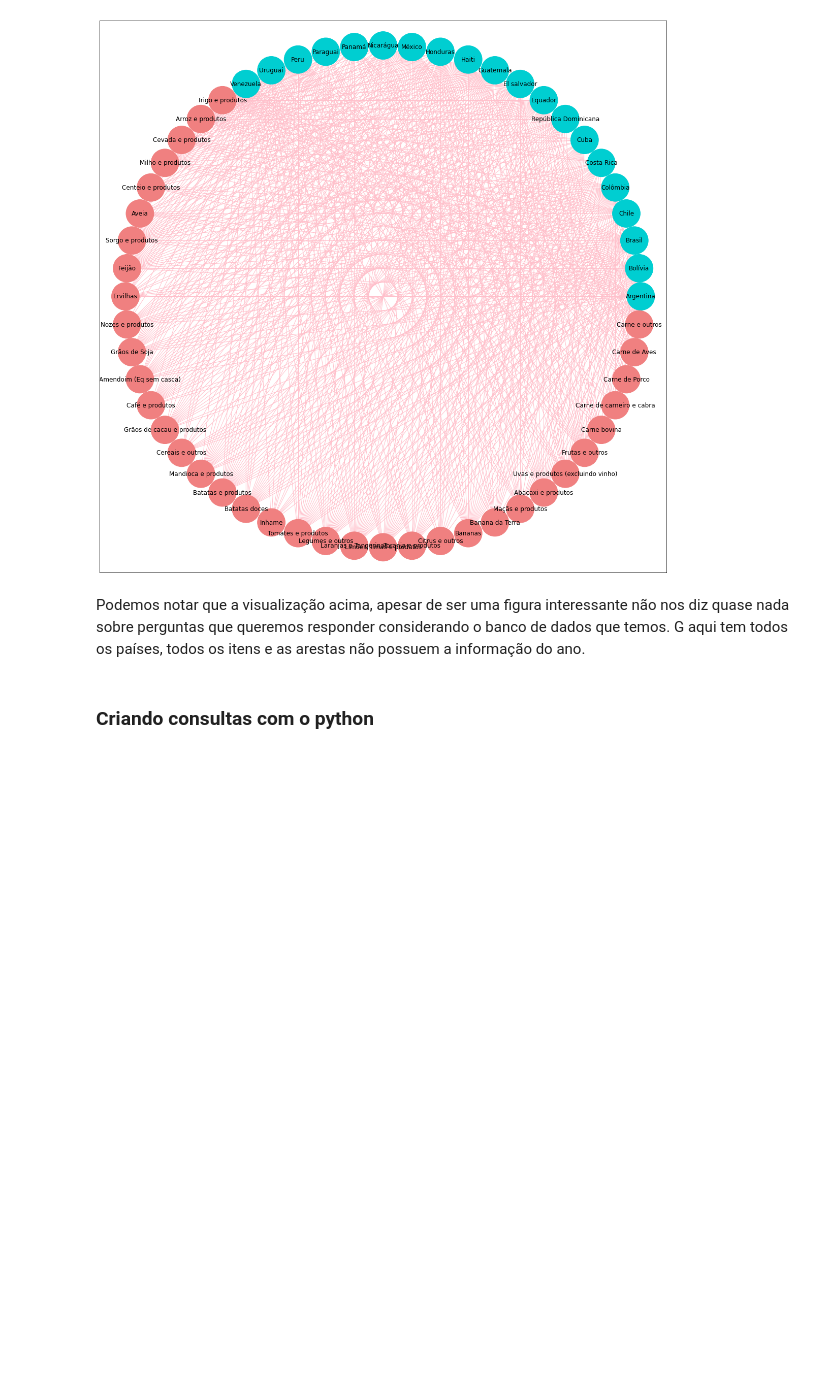
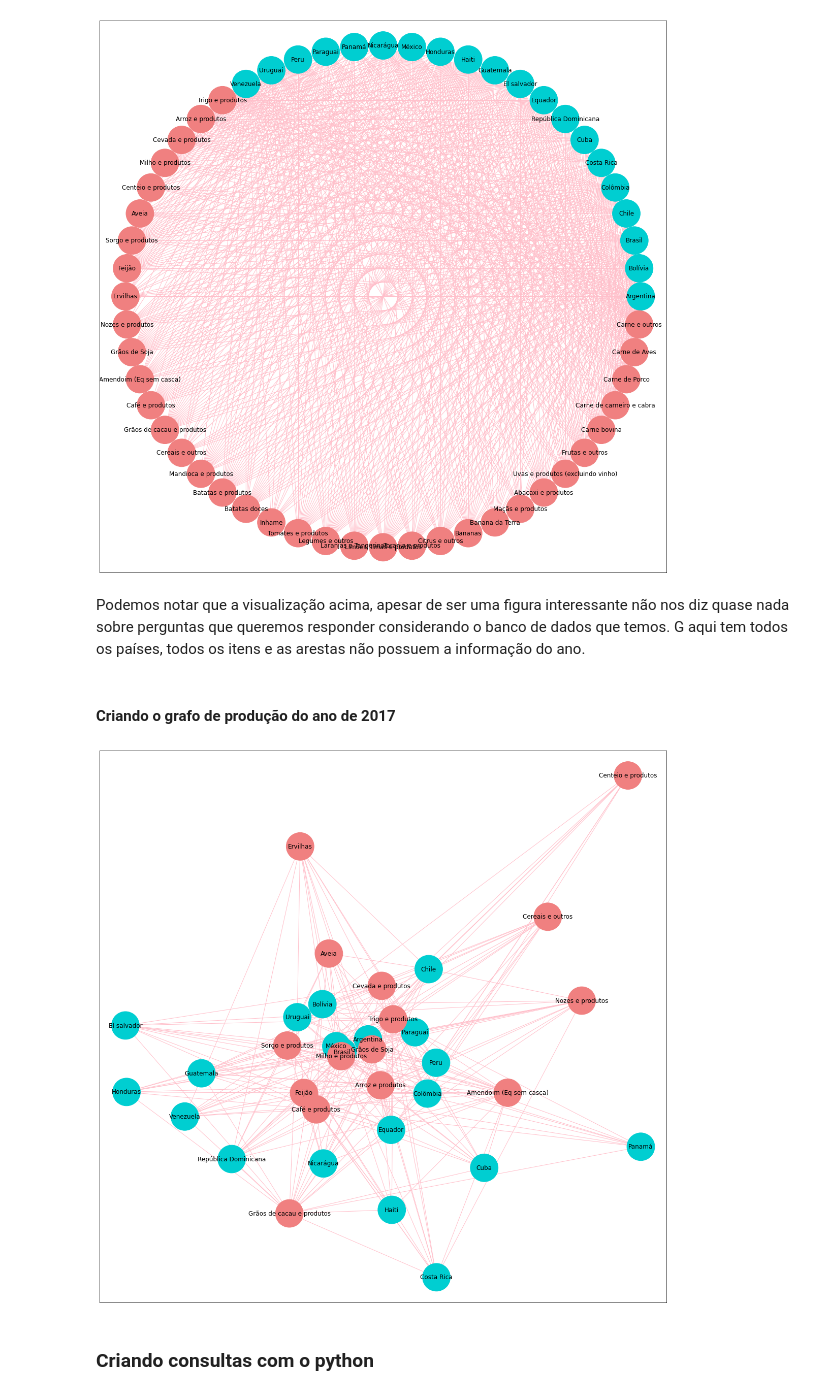
Before and after one commit to Cristiananc/Introduction-to-Databases, a Jupyter notebook: A2/Grafo.ipynb, the cells around one changed output. Cells and saved outputs as stored; diff of their text form; code cells hidden in the pictures; blank space fills up the shorter version.

```diff
--- a/A2/Grafo.ipynb
+++ b/A2/Grafo.ipynb
@@ -35,0 +62,3 @@ for idx in df_perda.index:
+# %%
+df_anos = ['df_producao_2008', 'df_producao_2009', 'df_producao_2010']
+df_producao_2017 = df_producao_4[df_producao_4['ano'] == 2017]
@@ -46,14 +91,10 @@ for idx in df_item.index:
     G.add_node(df_item.loc[idx, 'nome'],
                nodetype='item',
                color='#F08080')
-# %%
-G.add_edge('Peru', 'Aveia',
-           frequency = 1,
-          color = 'blue')
 # %%
-for idx in df_perda.index:
-    G.add_edge(df_perda.loc[idx, 'item_id1'],
-               df_perda.loc[idx, 'pais_id_pais'],
+for idx in df_producao.index:
+    G.add_edge(df_producao.loc[idx, 'item_id1'],
+               df_producao.loc[idx, 'pais_id_pais'],
                color='pink',
                frequency = 1)
 # %%
@@ -70,6 +111,34 @@ nx.draw_networkx(G,
 Podemos notar que a visualização acima, apesar de ser uma figura interessante não nos diz quase nada sobre
 perguntas que queremos responder considerando o banco de dados que temos. G aqui tem todos os países, todos
 os itens e as arestas não possuem a informação do ano.
+# %% [markdown]
+#### Criando o grafo de produção do ano de 2017
+# %%
+G2017 = nx.Graph()
+for idx in df_pais.index:
+    G2017.add_node(df_pais.loc[idx, 'nome'],
+               nodetype='pais',
+               color='#00CED1')
+for idx in df_item[df_item['categoria_id1'] == 4].index:
+    G2017.add_node(df_item[df_item['categoria_id1'] == 4].loc[idx, 'nome'],
+               nodetype='item',
+               color='#F08080')
+for idx in df_producao_2017.index:
+    G2017.add_edge(df_producao_2017.loc[idx, 'item_id1'],
+               df_producao_2017.loc[idx, 'pais_id_pais'],
+               color='pink',
+               frequency = 1,
+               weight = df_producao_2017.loc[idx, 'peso'])
+# %%
+pos = nx.spring_layout(G2017, scale=1)
+fig, ax = plt.subplots(figsize=(20,20))
+nx.draw_networkx(G2017,
+                pos = pos,
+                node_color = [nx.get_node_attributes(G2017,'color')[g] for g in G2017.nodes()],
+                node_size = 3000,
+                edge_color=[nx.get_edge_attributes(G2017,'color')[g] for g in G2017.edges()])
+# %% [output]
+[figure, added]
 # %% [markdown]
 ### Criando consultas com o python
 # %% [markdown]
```
Also changed, not shown: parts of 9 cells of this notebook.
